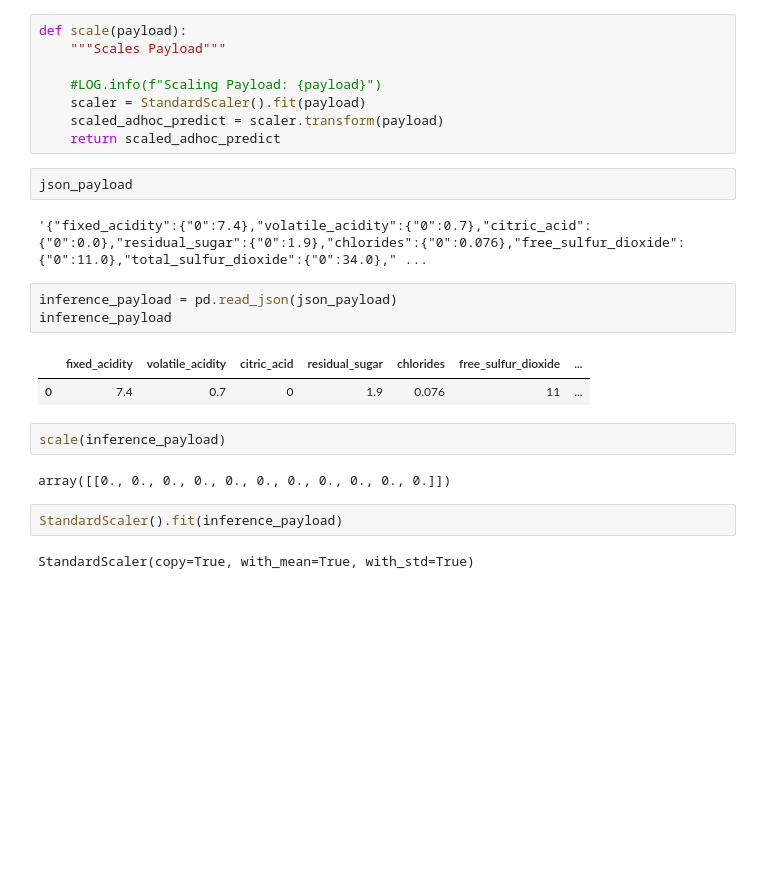
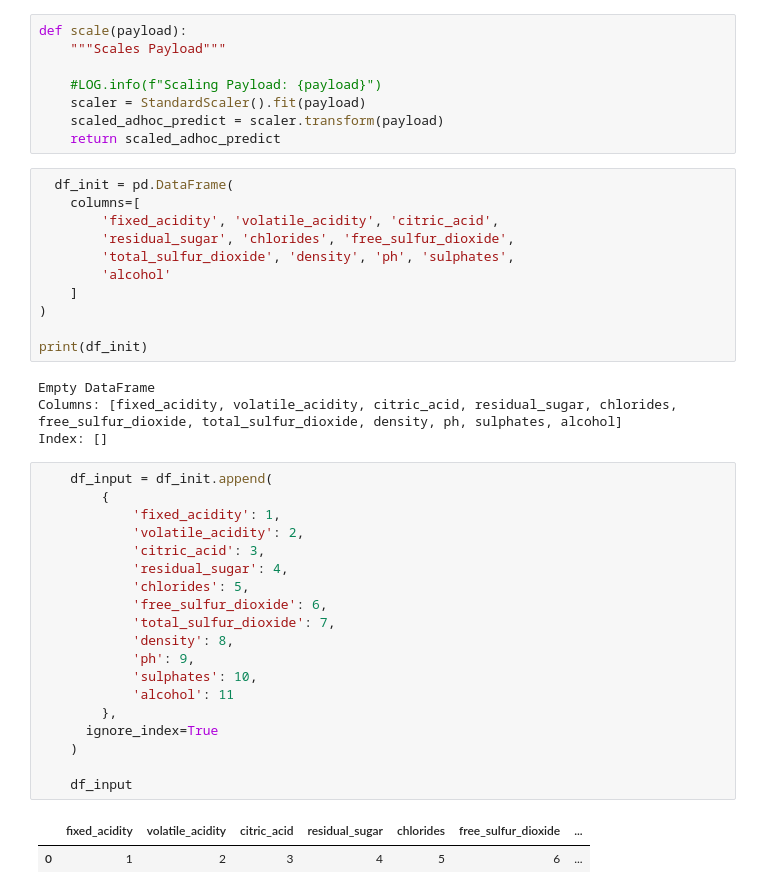
Before and after one commit to canfielder/DSBA-6190_Proj2, a Jupyter notebook: wine_predict/wine_quality_predict.ipynb, the cells around one changed output. Drawn from its saved outputs; the diff is of its cells as text; blank space fills up the shorter version.

```diff
--- a/wine_predict/wine_quality_predict.ipynb
+++ b/wine_predict/wine_quality_predict.ipynb
@@ -444,21 +558,40 @@ def scale(payload):
     scaler = StandardScaler().fit(payload)
     scaled_adhoc_predict = scaler.transform(payload)
     return scaled_adhoc_predict
-# %%
-json_payload
-# %% [output]
-'{"fixed_acidity":{"0":7.4},"volatile_acidity":{"0":0.7},"citric_acid":{"0":0.0},"residual_sugar":{"0":1.9},"chlorides":{"0":0.076},"free_sulfur_dioxide":{"0":11.0},"total_sulfur_dioxide":{"0":34.0}," ...
-# %%
-inference_payload = pd.read_json(json_payload)
-inference_payload
-# %% [output]
-|  | fixed_acidity | volatile_acidity | citric_acid | residual_sugar | chlorides | free_sulfur_dioxide | ... |
-| 0 | 7.4 | 0.7 | 0 | 1.9 | 0.076 | 11 | ... |
-# %%
-scale(inference_payload)
-# %% [output]
-array([[0., 0., 0., 0., 0., 0., 0., 0., 0., 0., 0.]])
-# %%
-StandardScaler().fit(inference_payload)
-# %% [output]
-StandardScaler(copy=True, with_mean=True, with_std=True)
+# %%
+  df_init = pd.DataFrame(
+    columns=[
+        'fixed_acidity', 'volatile_acidity', 'citric_acid',
+        'residual_sugar', 'chlorides', 'free_sulfur_dioxide',
+        'total_sulfur_dioxide', 'density', 'ph', 'sulphates',
+        'alcohol'
+    ]
+)
+
+print(df_init)
+# %% [output]
+Empty DataFrame
+Columns: [fixed_acidity, volatile_acidity, citric_acid, residual_sugar, chlorides, free_sulfur_dioxide, total_sulfur_dioxide, density, ph, sulphates, alcohol]
+Index: []
+# %%
+    df_input = df_init.append(
+        {
+            'fixed_acidity': 1,
+            'volatile_acidity': 2,
+            'citric_acid': 3,
+            'residual_sugar': 4,
+            'chlorides': 5,
+            'free_sulfur_dioxide': 6,
+            'total_sulfur_dioxide': 7,
+            'density': 8,
+            'ph': 9,
+            'sulphates': 10,
+            'alcohol': 11
+        },
+      ignore_index=True
+    )
+
+    df_input
+# %% [output]
+|  | fixed_acidity | volatile_acidity | citric_acid | residual_sugar | chlorides | free_sulfur_dioxide | ... |
+| 0 | 1 | 2 | 3 | 4 | 5 | 6 | ... |
```
Also changed, not shown: parts of 33 cells of this notebook.
